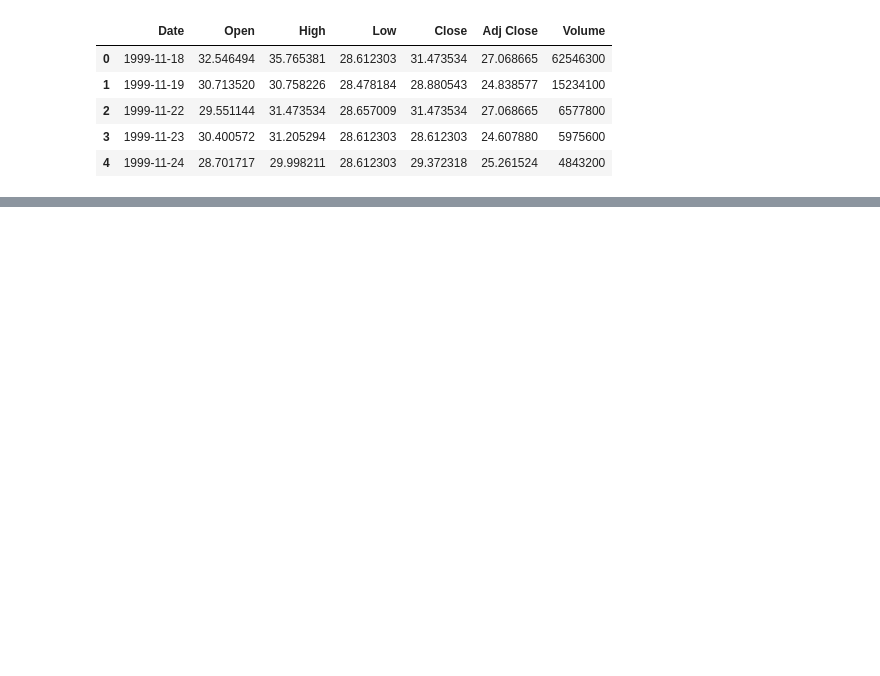
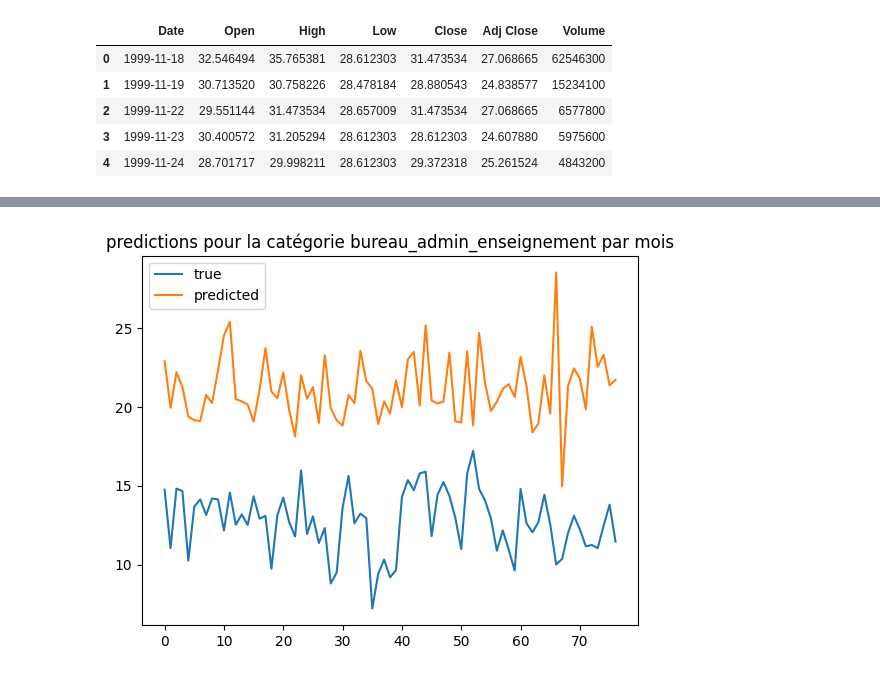
Before and after one commit to bechirhannachi/BNP-Centrale-project-Gr-1, a Jupyter notebook: LSTM.ipynb, the cells around one changed output, grey strips where cells are left out. Cells and saved outputs as stored; diff of their text form; code cells hidden in the pictures; blank space fills up the shorter version.

```diff
--- a/LSTM.ipynb
+++ b/LSTM.ipynb
@@ -54,0 +144,3 @@ X_train,y_train=preprocess(X,n_seq=5)
+# %%
+predict(X2,2)
+# %% [output]
@@ -54,0 +148 @@ X_train,y_train=preprocess(X,n_seq=5)
+[figure, added]
```
Also changed, not shown: parts of 35 cells of this notebook.
